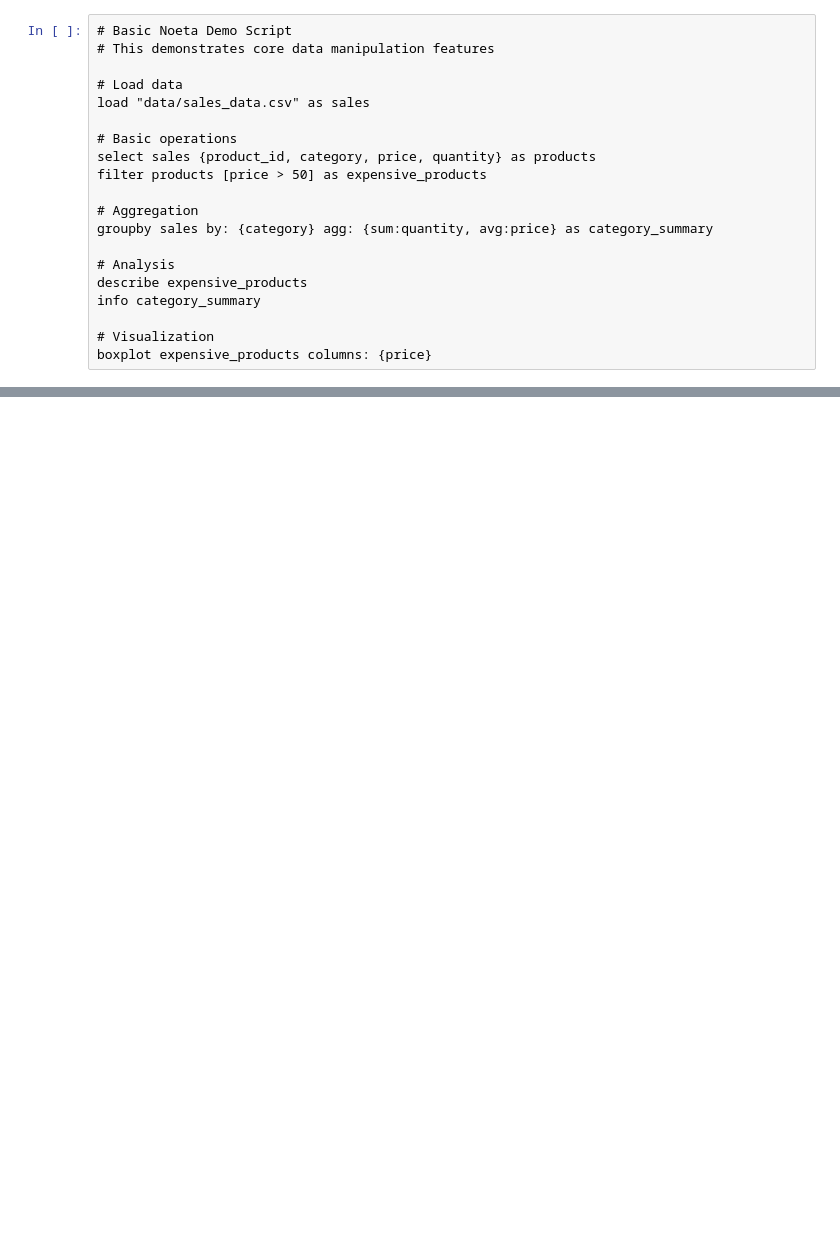
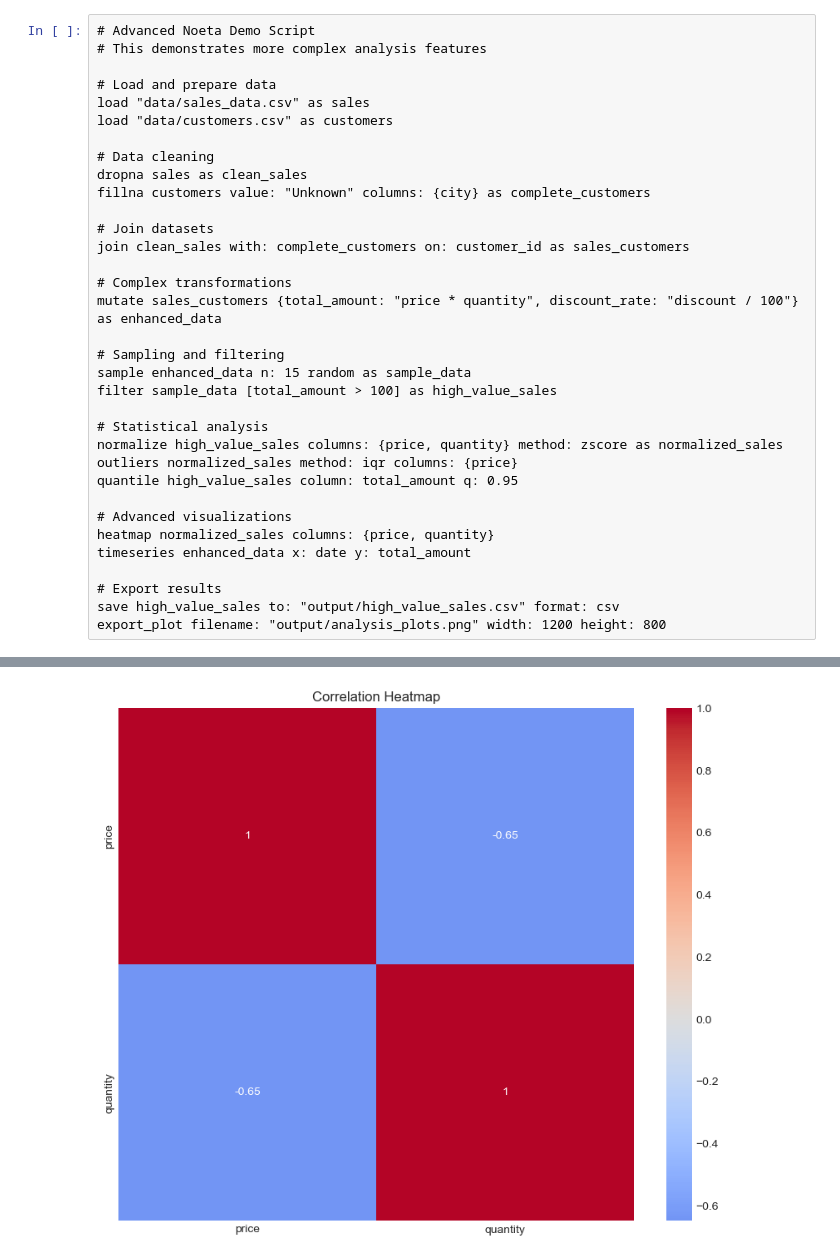
Before and after one commit to AnasRRaza/noeta, a Jupyter notebook: Untitled.ipynb, the cells around one changed output, grey strips where cells are left out. Cells and saved outputs as stored; diff of their text form; blank space fills up the shorter version.

```diff
--- a/Untitled.ipynb
+++ b/Untitled.ipynb
@@ -39,20 +40,35 @@ memory usage: 204.0+ bytes
 # %%
-# Basic Noeta Demo Script
-# This demonstrates core data manipulation features
+# Advanced Noeta Demo Script
+# This demonstrates more complex analysis features
 
-# Load data
+# Load and prepare data
 load "data/sales_data.csv" as sales
+load "data/customers.csv" as customers
 
-# Basic operations
-select sales {product_id, category, price, quantity} as products
-filter products [price > 50] as expensive_products
+# Data cleaning
+dropna sales as clean_sales
+fillna customers value: "Unknown" columns: {city} as complete_customers
 
-# Aggregation
-groupby sales by: {category} agg: {sum:quantity, avg:price} as category_summary
+# Join datasets
+join clean_sales with: complete_customers on: customer_id as sales_customers
 
-# Analysis
-describe expensive_products
-info category_summary
+# Complex transformations
+mutate sales_customers {total_amount: "price * quantity", discount_rate: "discount / 100"} as enhanced_data
 
-# Visualization
-boxplot expensive_products columns: {price}
+# Sampling and filtering
+sample enhanced_data n: 15 random as sample_data
+filter sample_data [total_amount > 100] as high_value_sales
+
+# Statistical analysis
+normalize high_value_sales columns: {price, quantity} method: zscore as normalized_sales
+outliers normalized_sales method: iqr columns: {price}
+quantile high_value_sales column: total_amount q: 0.95
+
+# Advanced visualizations
+heatmap normalized_sales columns: {price, quantity}
+timeseries enhanced_data x: date y: total_amount
+
+# Export results
+save high_value_sales to: "output/high_value_sales.csv" format: csv
+export_plot filename: "output/analysis_plots.png" width: 1200 height: 800
+# %% [output]
@@ -58,0 +88 @@ boxplot expensive_products columns: {price}
+[figure, added]
```
Also changed, not shown: parts of 2 cells of this notebook, 4 other files.
